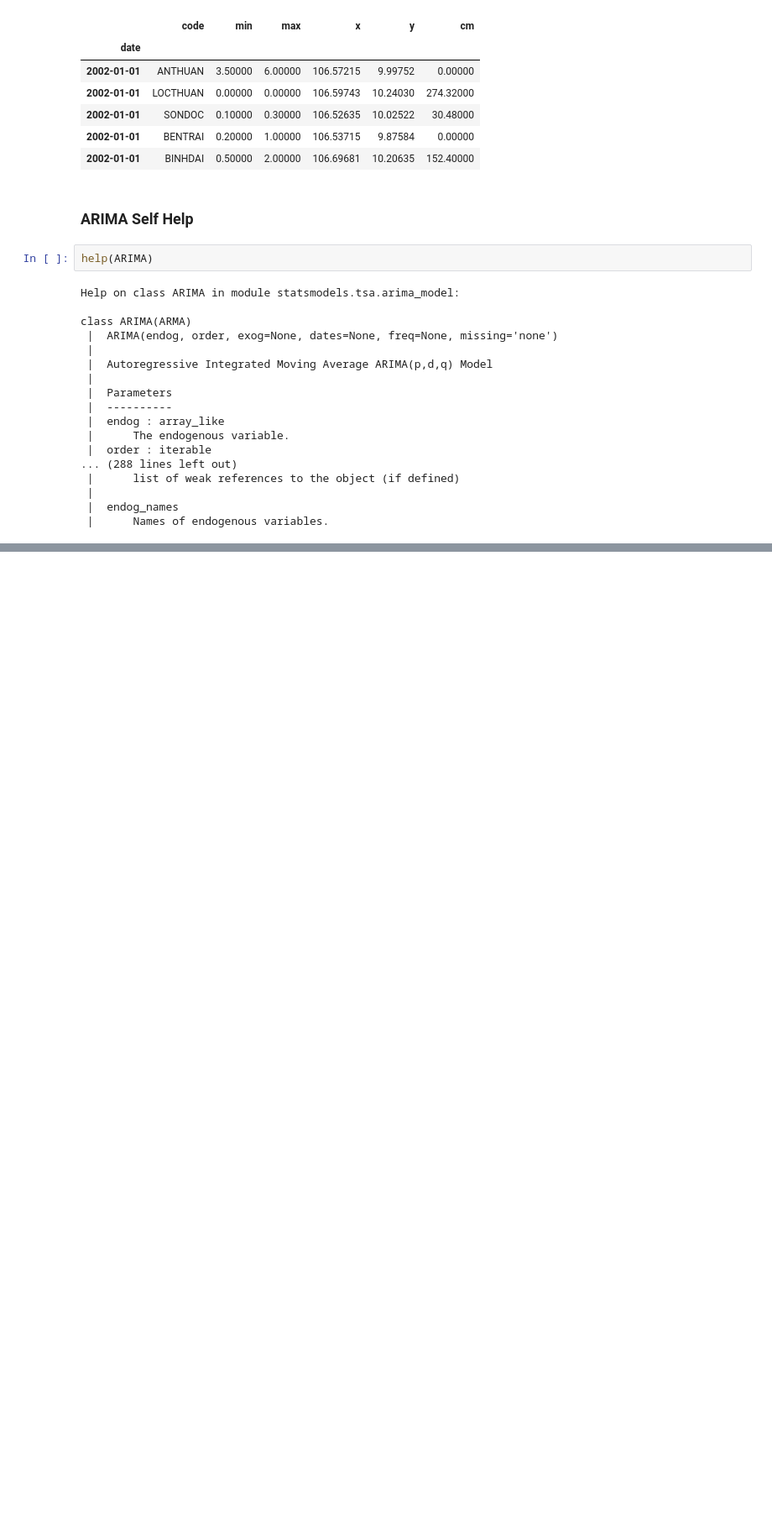
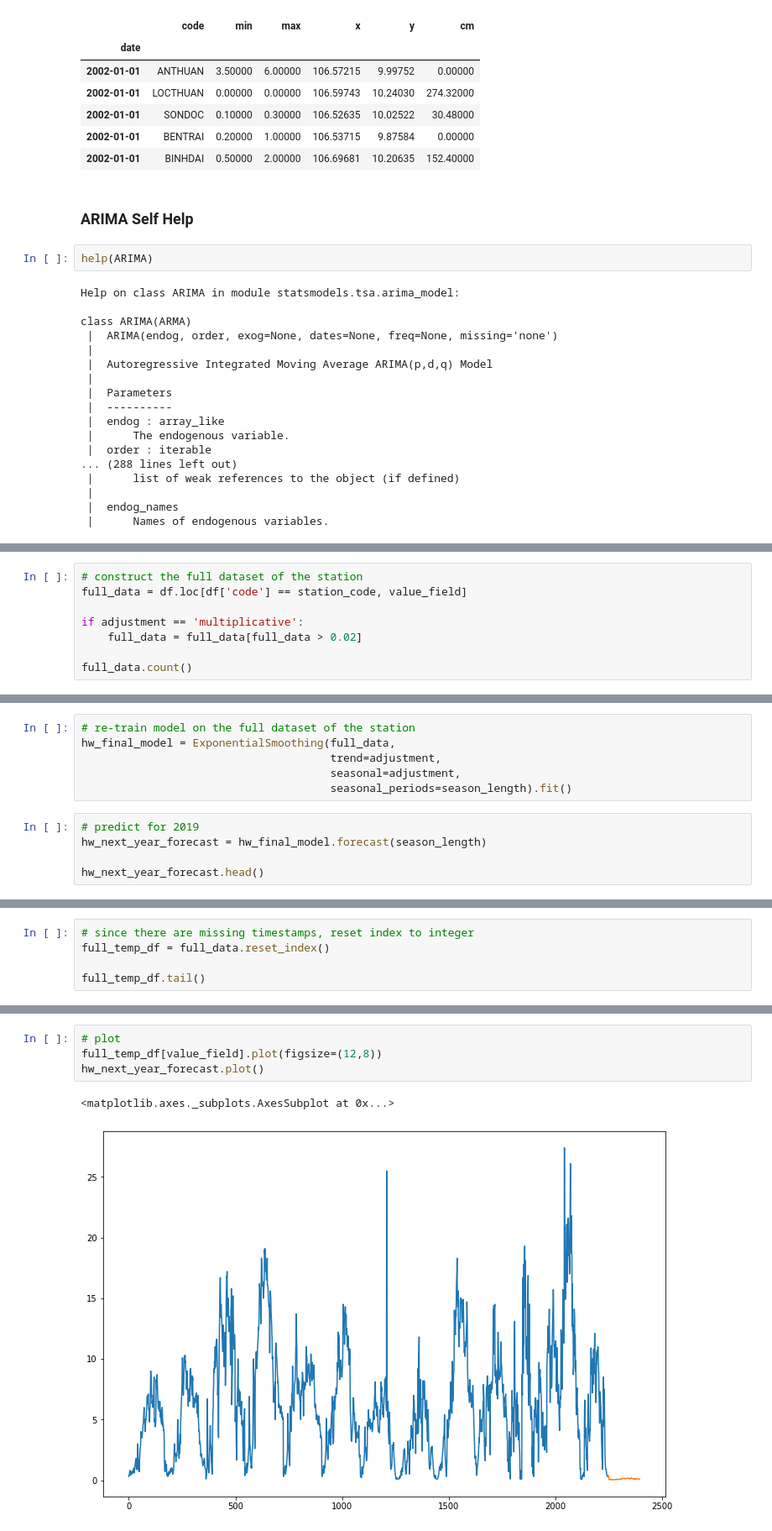
Before and after one commit to elbertsoftware/SpringboardAIC, a Jupyter notebook: salinization/dev/07. arima-modeling/ben-tre-arima.ipynb, the cells around one changed output, grey strips where cells are left out. Shown at 84% size. Cells and saved outputs as stored; diff of their text form; blank space fills up the shorter version.

```diff
--- a/salinization/dev/07. arima-modeling/ben-tre-arima.ipynb
+++ b/salinization/dev/07. arima-modeling/ben-tre-arima.ipynb
@@ -83,0 +307,8 @@ class ARIMA(ARMA)
+# %%
+# construct the full dataset of the station
+full_data = df.loc[df['code'] == station_code, value_field]
+
+if adjustment == 'multiplicative':
+    full_data = full_data[full_data > 0.02]
+
+full_data.count()
@@ -83,0 +317,11 @@ class ARIMA(ARMA)
+# %%
+# re-train model on the full dataset of the station
+hw_final_model = ExponentialSmoothing(full_data,
+                                      trend=adjustment,
+                                      seasonal=adjustment,
+                                      seasonal_periods=season_length).fit()
+# %%
+# predict for 2019
+hw_next_year_forecast = hw_final_model.forecast(season_length)
+
+hw_next_year_forecast.head()
@@ -83,0 +335,5 @@ class ARIMA(ARMA)
+# %%
+# since there are missing timestamps, reset index to integer
+full_temp_df = full_data.reset_index()
+
+full_temp_df.tail()
@@ -83,0 +347,7 @@ class ARIMA(ARMA)
+# %%
+# plot
+full_temp_df[value_field].plot(figsize=(12,8))
+hw_next_year_forecast.plot()
+# %% [output]
+<matplotlib.axes._subplots.AxesSubplot at 0x...>
+[figure, added]
```
Also changed, not shown: parts of 38 cells of this notebook, 2 other files.
